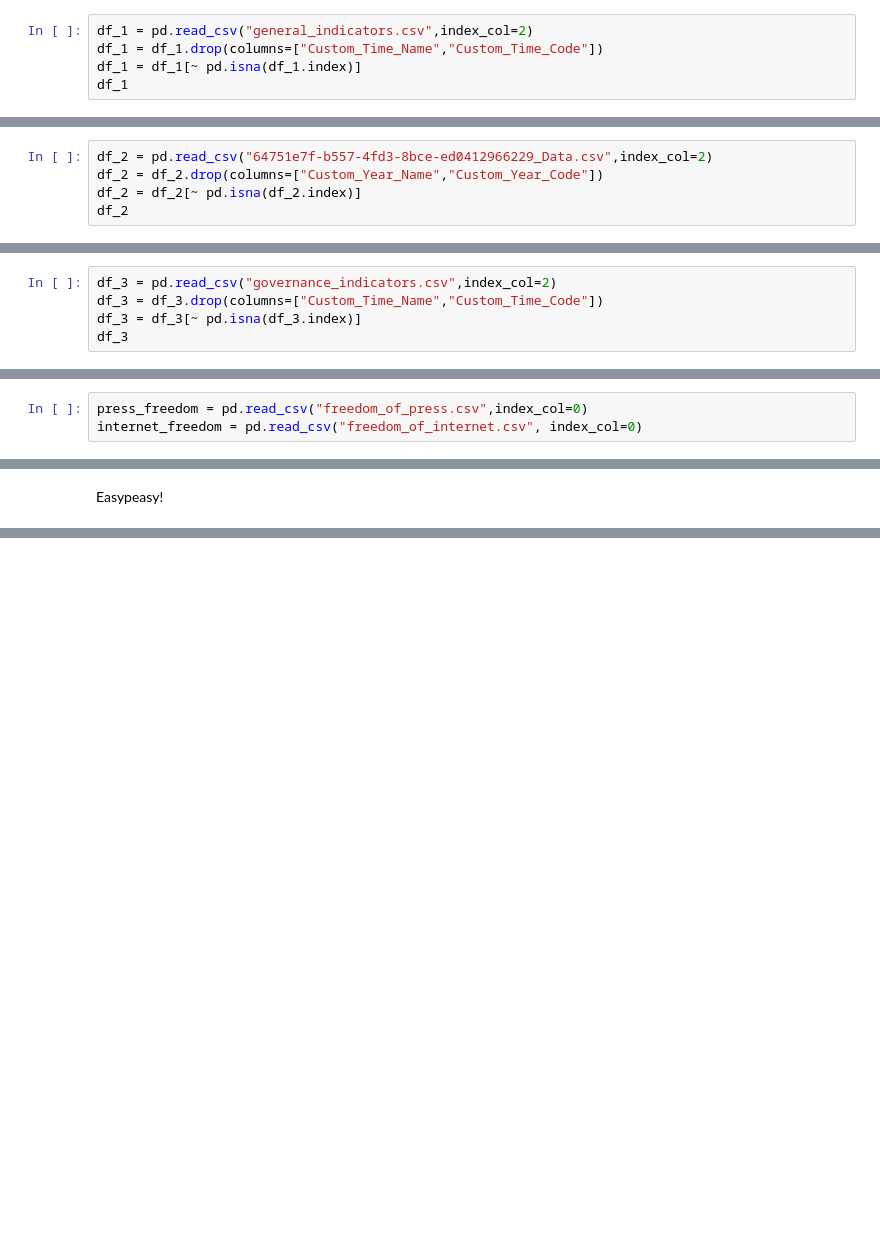
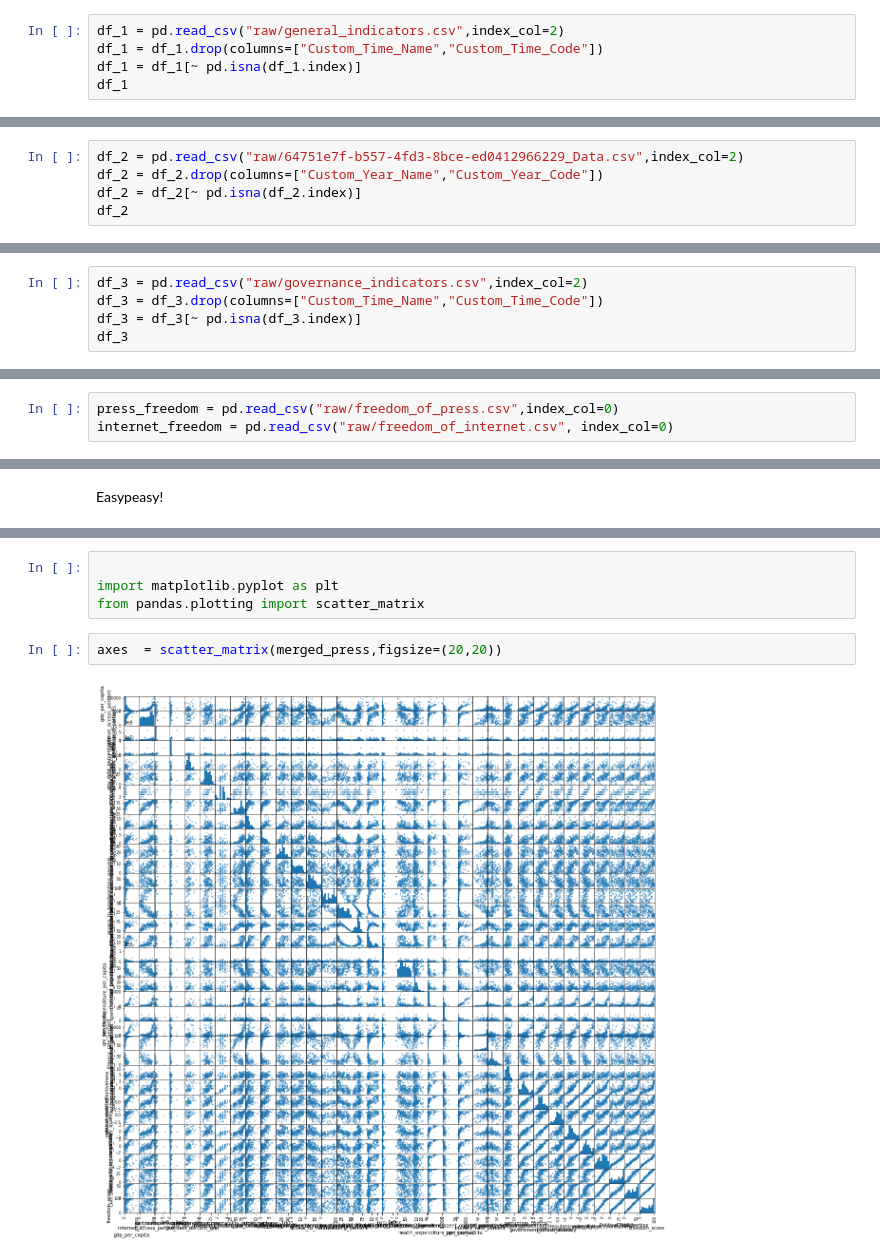
Before and after one commit to Sterris/viz_project, a Jupyter notebook: datasets/prepare_data.ipynb, the cells around one changed output, grey strips where cells are left out. Drawn from its saved outputs; the diff is of its cells as text; blank space fills up the shorter version.

Commit message:
small improvements to datasets+ generation of matrix plot

```diff
--- a/datasets/prepare_data.ipynb
+++ b/datasets/prepare_data.ipynb
@@ -4,7 +4,7 @@
 import pandas as pd
 import re
 # %%
-df_1 = pd.read_csv("general_indicators.csv",index_col=2)
+df_1 = pd.read_csv("raw/general_indicators.csv",index_col=2)
 df_1 = df_1.drop(columns=["Custom_Time_Name","Custom_Time_Code"])
 df_1 = df_1[~ pd.isna(df_1.index)]
 df_1
@@ -24,7 +24,7 @@ df_1
 | World | WLD | 15914.1721718953(2018) | 49.7230790801991(2017) | .. | ... |
 264 rows × 10 columns
 # %%
-df_2 = pd.read_csv("64751e7f-b557-4fd3-8bce-ed0412966229_Data.csv",index_col=2)
+df_2 = pd.read_csv("raw/64751e7f-b557-4fd3-8bce-ed0412966229_Data.csv",index_col=2)
 df_2 = df_2.drop(columns=["Custom_Year_Name","Custom_Year_Code"])
 df_2 = df_2[~ pd.isna(df_2.index)]
 df_2
@@ -44,7 +44,7 @@ df_2
 | World | WLD | 2.70476928109424(2011) | 1.50212587214212(2015) | 20.4857840022143(2016) | ... |
 259 rows × 19 columns
 # %%
-df_3 = pd.read_csv("governance_indicators.csv",index_col=2)
+df_3 = pd.read_csv("raw/governance_indicators.csv",index_col=2)
 df_3 = df_3.drop(columns=["Custom_Time_Name","Custom_Time_Code"])
 df_3 = df_3[~ pd.isna(df_3.index)]
 df_3
@@ -157,8 +157,8 @@ no_dates.to_csv("worldbank_data_cleaned.csv")
 # %% [markdown]
 ## Now let's add press freedom data.
 # %%
-press_freedom = pd.read_csv("freedom_of_press.csv",index_col=0)
-internet_freedom = pd.read_csv("freedom_of_internet.csv", index_col=0)
+press_freedom = pd.read_csv("raw/freedom_of_press.csv",index_col=0)
+internet_freedom = pd.read_csv("raw/freedom_of_internet.csv", index_col=0)
 # %%
 freedom_cat = press_freedom[press_freedom.columns[0]].apply(lambda x: re.sub(r'[0-9]{1,2} ','',x)).rename("freedom_category")
 freedom_score = pd.to_numeric(press_freedom[press_freedom.columns[0]].apply(lambda x: re.sub(r'[ a-zA-Z]*','',x))).rename("freedom_score")
@@ -329,0 +307,8 @@ Index(['country_code', 'gdp_per_capita', 'internet_access_percent',
+# %%
+
+import matplotlib.pyplot as plt
+from pandas.plotting import scatter_matrix
+# %%
+axes  = scatter_matrix(merged_press,figsize=(20,20))
+# %% [output]
+[figure, added]
```
Also changed, not shown: parts of 6 cells of this notebook, 8 other files.
